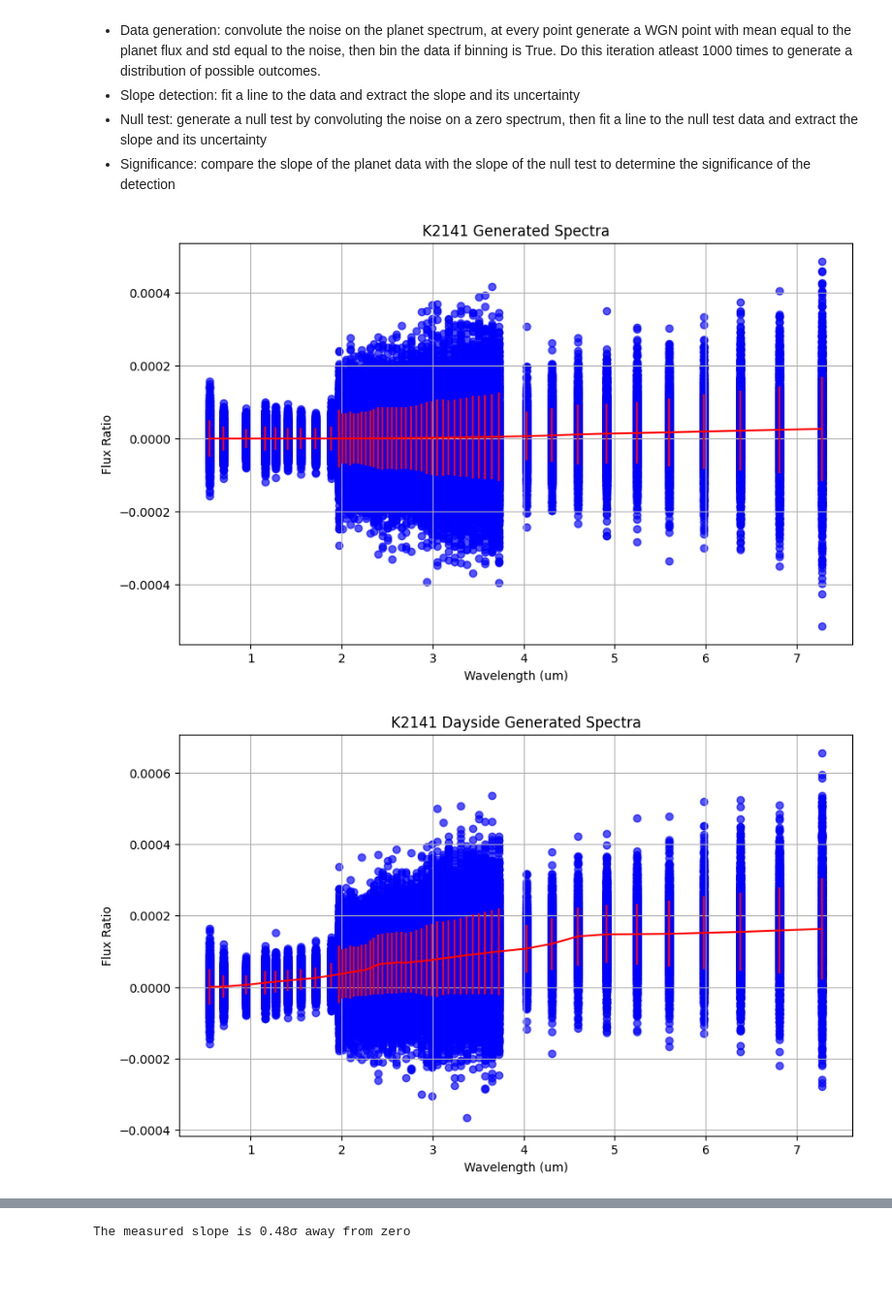
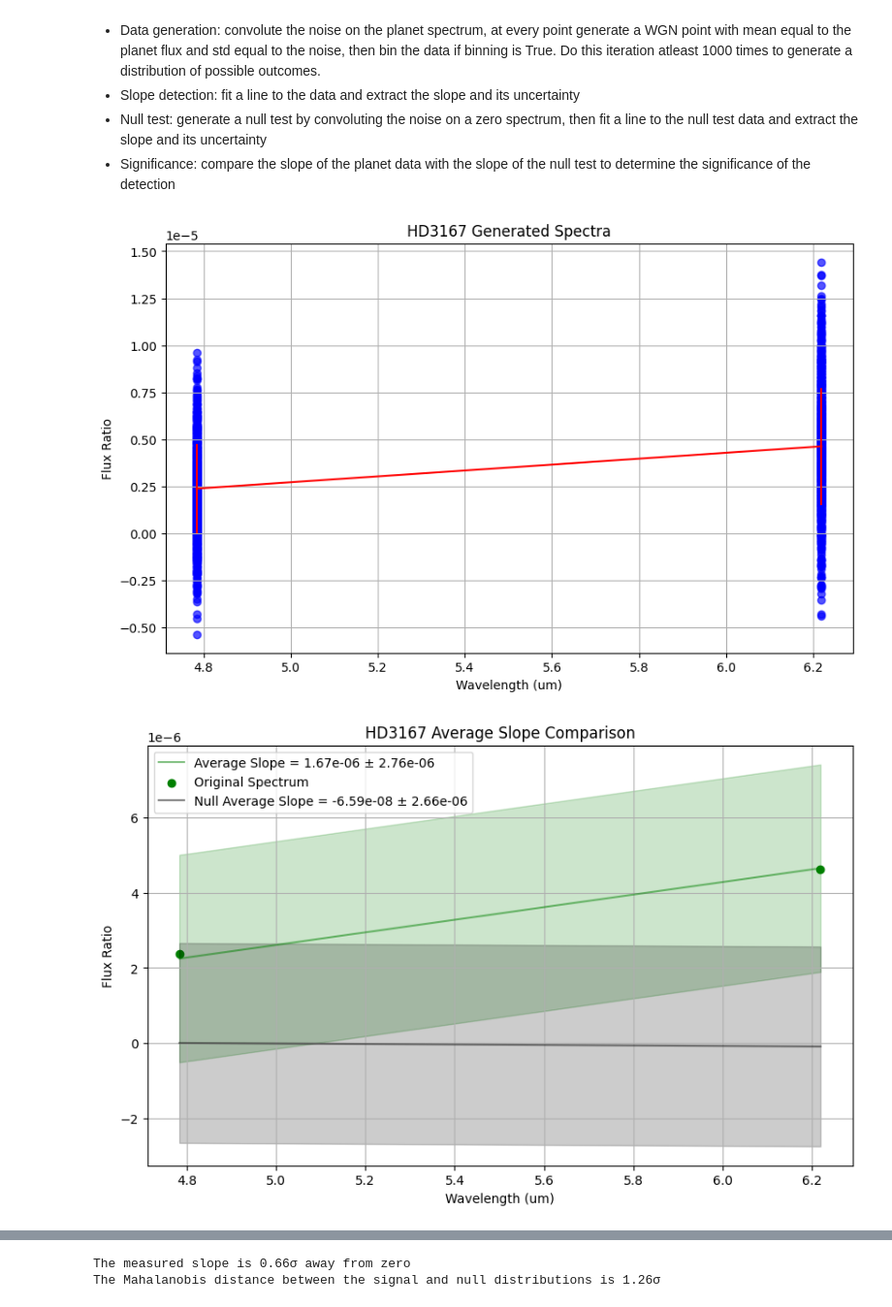
Before and after one commit to lorlo9999/MasterThesis, a Jupyter notebook: slope-detection.ipynb, the cells around one changed output, grey strips where cells are left out. Shown at 97% size. Cells and saved outputs as stored; diff of their text form; code cells hidden in the pictures; blank space fills up the shorter version.

Commit message:
Fully implemented 2D Mahalanobis distance

```diff
--- a/slope-detection.ipynb
+++ b/slope-detection.ipynb
@@ -123,7 +123,7 @@ star_age = [10.2, 6.3, 5.6, 5.1, 5, 11, 6.9, 0.3] #Gyr
 # %%
 # Input parameters
 
-name = planet_names[1] # <- input planet name
+name = planet_names[0] # <- input planet name
 mass = planet_masses[planet_names.index(name)] #Earth masses
 distance = planet_distances[planet_names.index(name)] #AU
 period = planet_period[planet_names.index(name)] #days
@@ -137,13 +137,13 @@ logg = star_logg[planet_names.index(name)]
 age = star_age[planet_names.index(name)] #Gyr
 
 #binning and noise
-binning = False #binning on or off
+binning = True #binning on or off
 sigma = 1 #sigma level for error bars
 N = 1000 #iterations for data generation
-obs = 8 #number of eclipses observed
+obs = 15 #number of eclipses observed
 
 #dayside
-dayside = True #dayside on top of the nightside
+dayside = False #dayside on top of the nightside
 
 #binning points
 new_point9 = (4.305457, 0.28225, 4.5973, 0.3014)
@@ -393,7 +411,7 @@ for folder in os.listdir(f"PLANETS/{name}/"):
 # %%
 fig = plt.figure(figsize=(10, 6))
 #plot of half of the generated spectra with error bars
-for i in range(N):
+for i in range(N):``
     plt.scatter(wl, val_gen[i,:], color='blue', alpha = 0.67)
 
 #plot of the original spectrum points with error bars
@@ -444,32 +462,39 @@ show()
 #perform Z-test
 Z_score = (slope_avg - null_slope_avg) / null_slope_std
 print(fr"The measured slope is {Z_score:.2f}σ away from zero")
 
+print(fr"The Mahalanobis distance between the signal and null distributions is {d_mb:.2f}σ")
+
 if dayside:
     fig = plt.figure(figsize=(10, 6))
 
     #plot dayside slope line
     plt.plot(wl_d, y_line_d, color='orange', label=f'Dayside Average Slope = {slope_avg_d:.2e} ± {slope_std_d:.2e}', alpha = 0.5)
     #1-sigma error region
     plt.fill_between(wl_d, y_line_d + slope_std_d, y_line_d - slope_std_d, color='orange', alpha=0.2)
+
     plt.scatter(wl_d, val_d, color='orange', label='Dayside Spectrum', alpha = 1)
 
     #plot the average slope line
     plt.plot(wl, y_line, color='green', label=f'Average Slope = {slope_avg:.2e} ± {slope_std:.2e}', alpha = 0.5)
     #1-sigma error region
     plt.fill_between(wl, y_line + slope_std, y_line - slope_std, color='green', alpha=0.2)
 
     #plot the null slope line
     plt.plot(wl, null_line, color='black', label=f'Null Average Slope = {null_slope_avg:.2e} ± {null_slope_std:.2e}', alpha = 0.5)
     #1-sigma error region
     plt.fill_between(wl, null_line + null_slope_std, null_line - null_slope_std, color='black', alpha=0.2)
 
     plt.xlabel('Wavelength (um)')
     plt.ylabel('Flux Ratio')
     plt.title(f'{name} Average Slope Comparison with Dayside')
     plt.legend()
     plt.grid()
     show()
+
+    #Z-test
+    Z_score_dayside = (slope_avg_d - null_slope_avg) / null_slope_std
+    print(fr"The dayside slope is {Z_score_dayside:.2f}σ away from zero")
 # %% [output]
-[figure, old version]
+[figure, new version]
-[figure, old version]
+[figure, new version]
@@ -477 +501,2 @@ if dayside:
-The measured slope is 0.48σ away from zero
+The measured slope is 0.66σ away from zero
+The Mahalanobis distance between the signal and null distributions is 1.26σ
```
Also changed, not shown: parts of 2 cells of this notebook.
